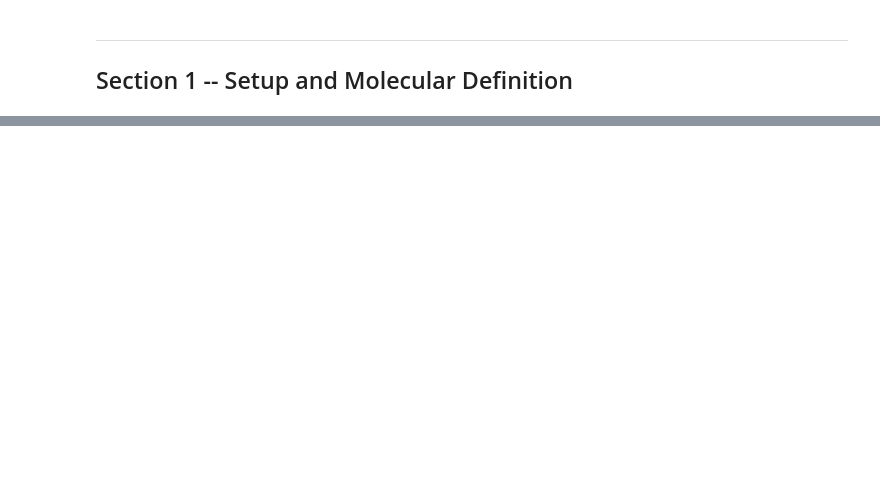
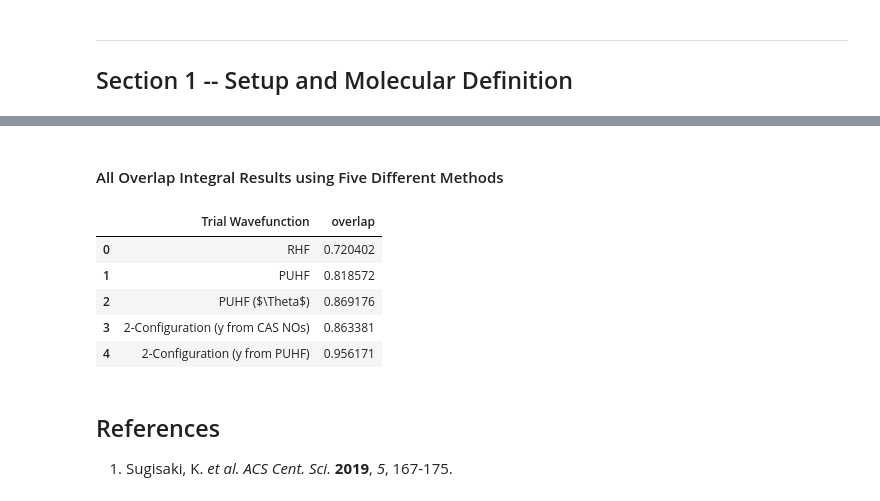
Before and after one commit to baswanth-oruganti/overlap_integral_UEIT_TOPCT, a Jupyter notebook: overlap_integral.ipynb, the cells around one changed output, grey strips where cells are left out. Cells and saved outputs as stored; diff of their text form; code cells hidden in the pictures; blank space fills up the shorter version.

Commit message:
overlap integral notebook finalized Sugisaki approach added

```diff
--- a/overlap_integral.ipynb
+++ b/overlap_integral.ipynb
@@ -729,0 +576,26 @@ is the central message of the main paper.
+# %%
+def rotated_determinant(mf,t):
+    C=mf.mo_coeff.copy(); n=np.count_nonzero(mf.mo_occ>0); h,l=n-1,n
+    Ca=C.copy(); Cb=C.copy()
+    Ca[:,h]=np.cos(t)*C[:,h]+np.sin(t)*C[:,l]
+    Ca[:,l]=-np.sin(t)*C[:,h]+np.cos(t)*C[:,l]
+    Cb[:,h]=np.cos(t)*C[:,h]-np.sin(t)*C[:,l]
+    Cb[:,l]=np.sin(t)*C[:,h]+np.cos(t)*C[:,l]
+    return Ca,Cb
+
+
+
+def rotated_puhf_overlap(mol,Ca,Cb,mc):
+    O1=compute_overlap(mol,Ca,Cb,mc); O2=compute_overlap(mol,Cb,Ca,mc)
+    ss=float(np.clip(np.real(det_overlap_two_dets(mol,Ca,Cb,Cb,Ca)),-1.,1.))
+    norm=np.sqrt(2.+2.*ss)
+    return 0. if norm<1e-12 else abs((O1+O2)/norm)
+
+Ca_r,Cb_r=rotated_determinant(mf_rhf,Theta)
+S_ao=mol.intor('int1e_ovlp'); na,nb=mol.nelec
+Pa=Ca_r[:,:na]@Ca_r[:,:na].T; Pb=Cb_r[:,:nb]@Cb_r[:,:nb].T
+s2=na-np.trace(Pa@S_ao@Pb@S_ao)
+O_puhf_rot=puhf_overlap(mol,Ca_r,Cb_r,mc)
+print(f'Theta = {np.degrees(Theta):.4f} deg  (analytic, from CASSCF n_LUNO)')
+print(f'<S^2> of rotated det = {s2:.4f}  (sin^2(2t)={np.sin(2*Theta)**2:.4f})')
+print(f'|<CAS|PUHF>| = {O_puhf_rot:.8f}  P_QPEA = {O_puhf_rot**2:.8f}')
@@ -729,0 +730,22 @@ is the central message of the main paper.
+# %% [markdown]
+#### All Overlap Integral Results using Five Different Methods
+# %%
+import pandas as pd
+
+overlap_df = pd.DataFrame()
+overlap_df["Trial Wavefunction"]=["RHF", "PUHF", r"PUHF ($\Theta$)",
+                                  "2-Configuration (y from CAS NOs)",
+                                  "2-Configuration (y from PUHF)"]
+overlap_df[r"overlap"]=np.array([abs(O_rhf),abs(O_puhf), abs(O_puhf_rot),
+                                                                   abs(O_hybrid_cas),abs(O_hybrid_puhf)])
+overlap_df
+# %% [output]
+|  | Trial Wavefunction | overlap |
+| 0 | RHF | 0.720402 |
+| 1 | PUHF | 0.818572 |
+| 2 | PUHF ($\Theta$) | 0.869176 |
+| 3 | 2-Configuration (y from CAS NOs) | 0.863381 |
+| 4 | 2-Configuration (y from PUHF) | 0.956171 |
+# %% [markdown]
+## References
+1. Sugisaki, K. *et al.* *ACS Cent. Sci.* **2019**, *5*, 167-175.
```
Also changed, not shown: parts of 50 cells of this notebook, 1 other file.
